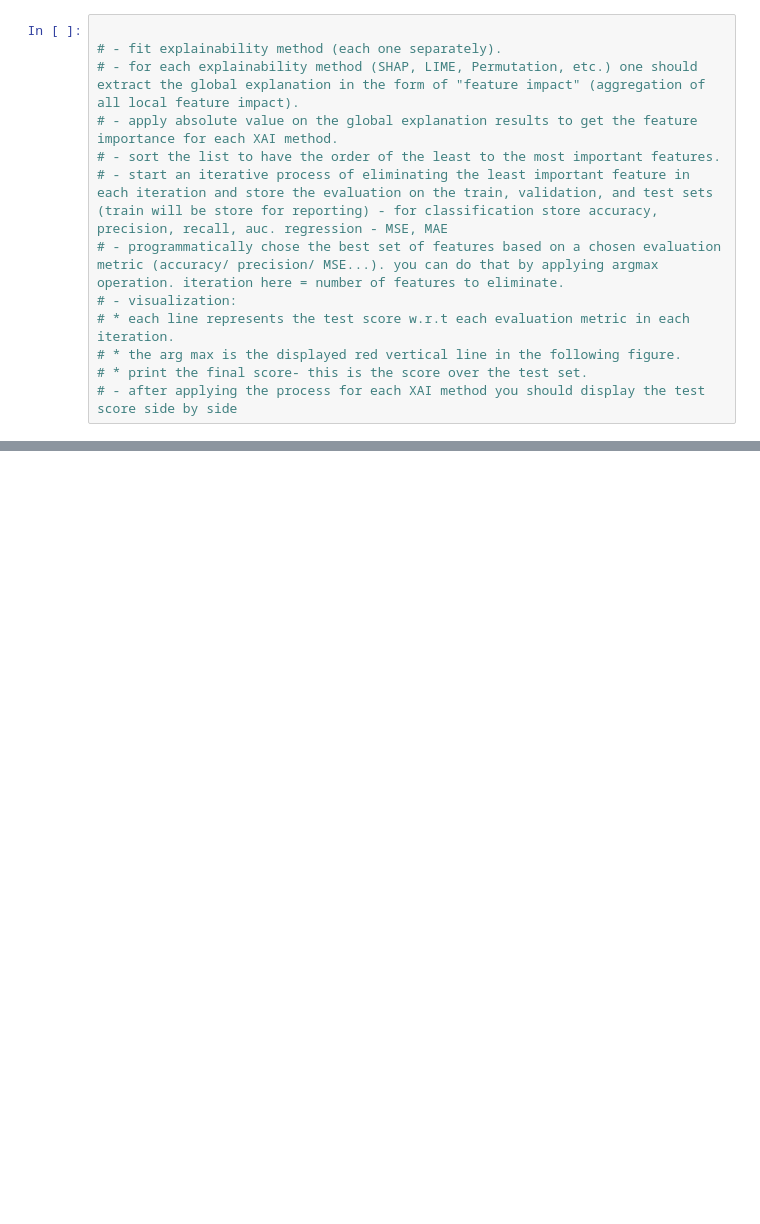
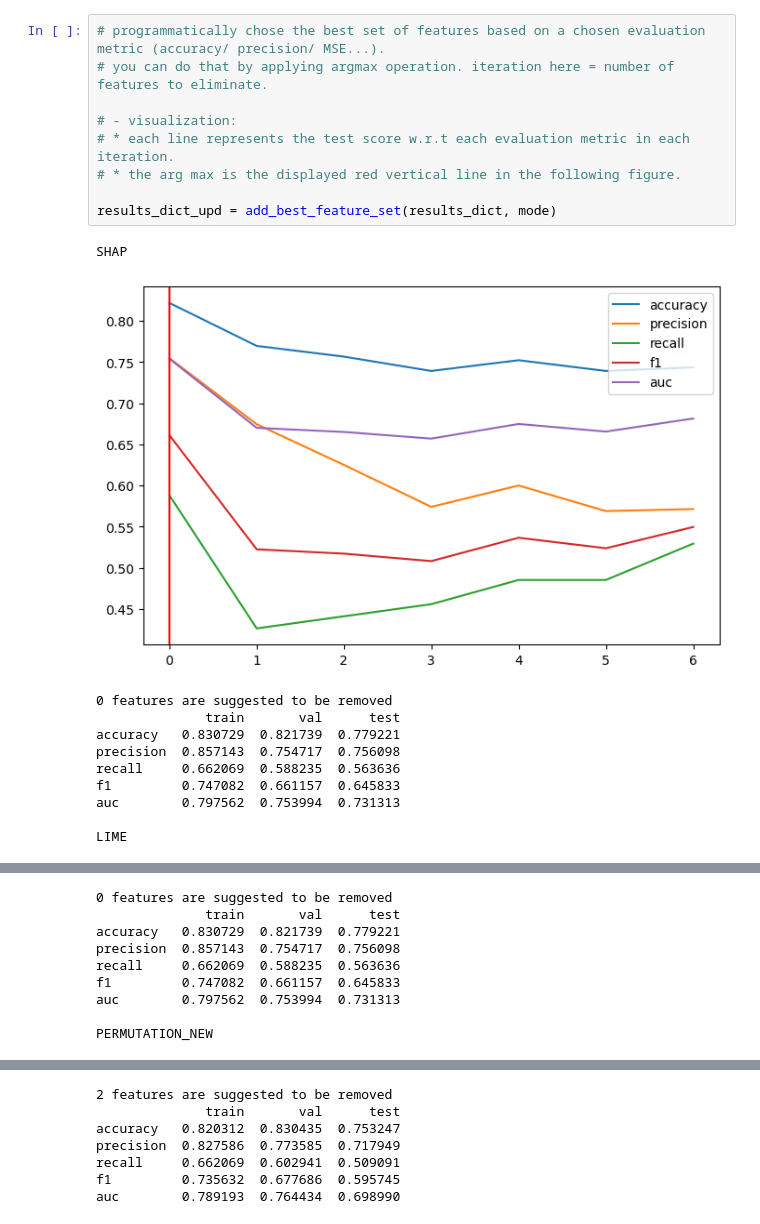
Before and after one commit to emunaran/xai-compare, a Jupyter notebook: explainer_comparison/comparison_tests/feature_selection_test.ipynb, the cells around one changed output, grey strips where cells are left out. Saved outputs shown, nothing was run; the diff lists cells and outputs as text; blank space fills up the shorter version.

Commit message:
Feature Selection based measurement

```diff
--- a/explainer_comparison/comparison_tests/feature_selection_test.ipynb
+++ b/explainer_comparison/comparison_tests/feature_selection_test.ipynb
@@ -315,13 +145,21 @@ auc        0.887879  0.713871
 # %%
+# programmatically chose the best set of features based on a chosen evaluation metric (accuracy/ precision/ MSE...).
+# you can do that by applying argmax operation. iteration here = number of features to eliminate.
 
-# - fit explainability method (each one separately).
-# - for each explainability method (SHAP, LIME, Permutation, etc.) one should extract the global explanation in the form of "feature impact" (aggregation of all local feature impact).
-# - apply absolute value on the global explanation results to get the feature importance for each XAI method.
-# - sort the list to have the order of the least to the most important features.
-# - start an iterative process of eliminating the least important feature in each iteration and store the evaluation on the train, validation, and test sets (train will be store for reporting) - for classification store accuracy, precision, recall, auc. regression - MSE, MAE
-# - programmatically chose the best set of features based on a chosen evaluation metric (accuracy/ precision/ MSE...). you can do that by applying argmax operation. iteration here = number of features to eliminate.
 # - visualization:
 # * each line represents the test score w.r.t each evaluation metric in each iteration.
 # * the arg max is the displayed red vertical line in the following figure.
-# * print the final score- this is the score over the test set.
-# - after applying the process for each XAI method you should display the test score side by side
+
+results_dict_upd = add_best_feature_set(results_dict, mode)
+# %% [output]
+SHAP
+[figure, added]
+0 features are suggested to be removed
+              train       val      test
+accuracy   0.830729  0.821739  0.779221
+precision  0.857143  0.754717  0.756098
+recall     0.662069  0.588235  0.563636
+f1         0.747082  0.661157  0.645833
+auc        0.797562  0.753994  0.731313
+
+LIME
@@ -327,0 +167,9 @@ auc        0.887879  0.713871
+0 features are suggested to be removed
+              train       val      test
+accuracy   0.830729  0.821739  0.779221
+precision  0.857143  0.754717  0.756098
+recall     0.662069  0.588235  0.563636
+f1         0.747082  0.661157  0.645833
+auc        0.797562  0.753994  0.731313
+
+PERMUTATION_NEW
@@ -327,0 +187,7 @@ auc        0.887879  0.713871
+2 features are suggested to be removed
+              train       val      test
+accuracy   0.820312  0.830435  0.753247
+precision  0.827586  0.773585  0.717949
+recall     0.662069  0.602941  0.509091
+f1         0.735632  0.677686  0.595745
+auc        0.789193  0.764434  0.698990
```
Also changed, not shown: parts of 20 cells of this notebook, 2 other files.
